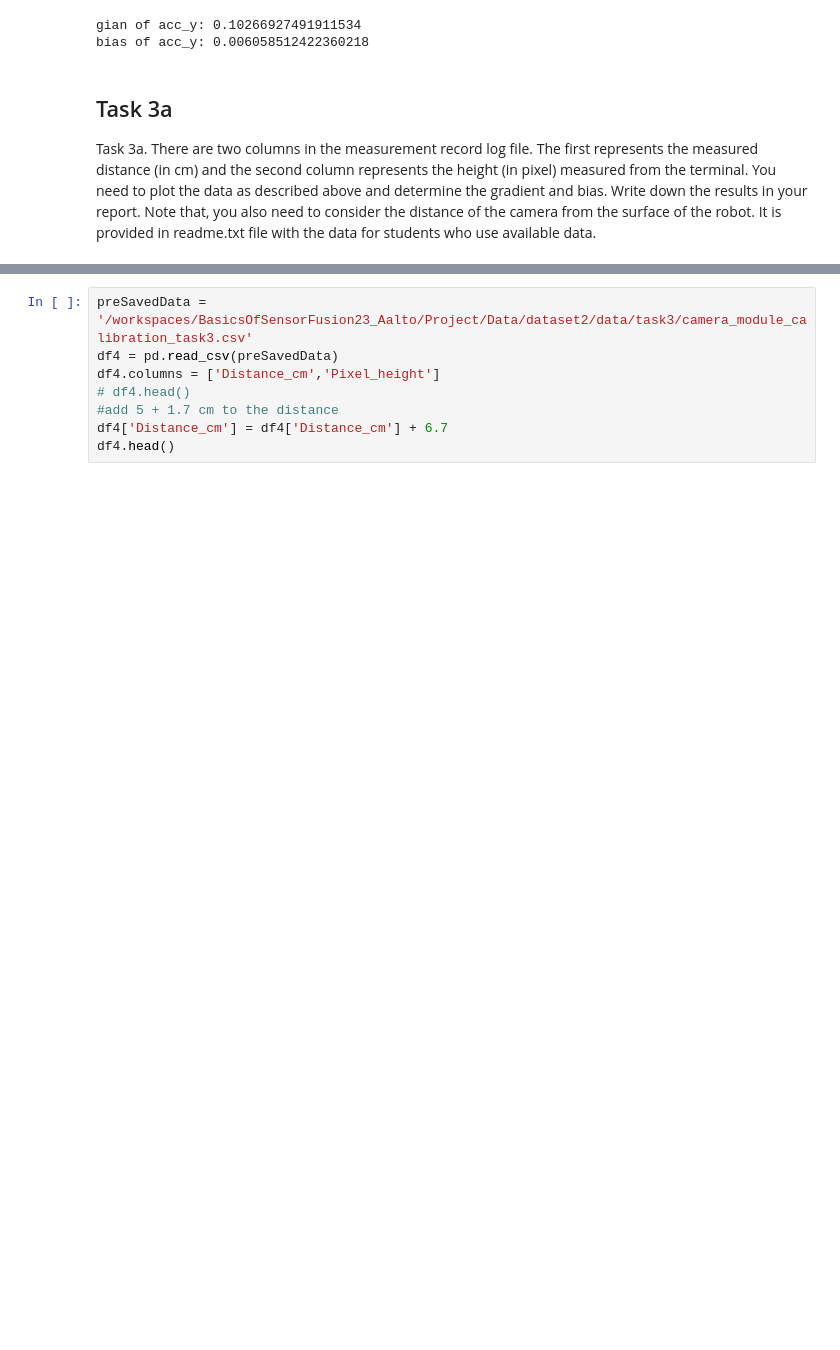
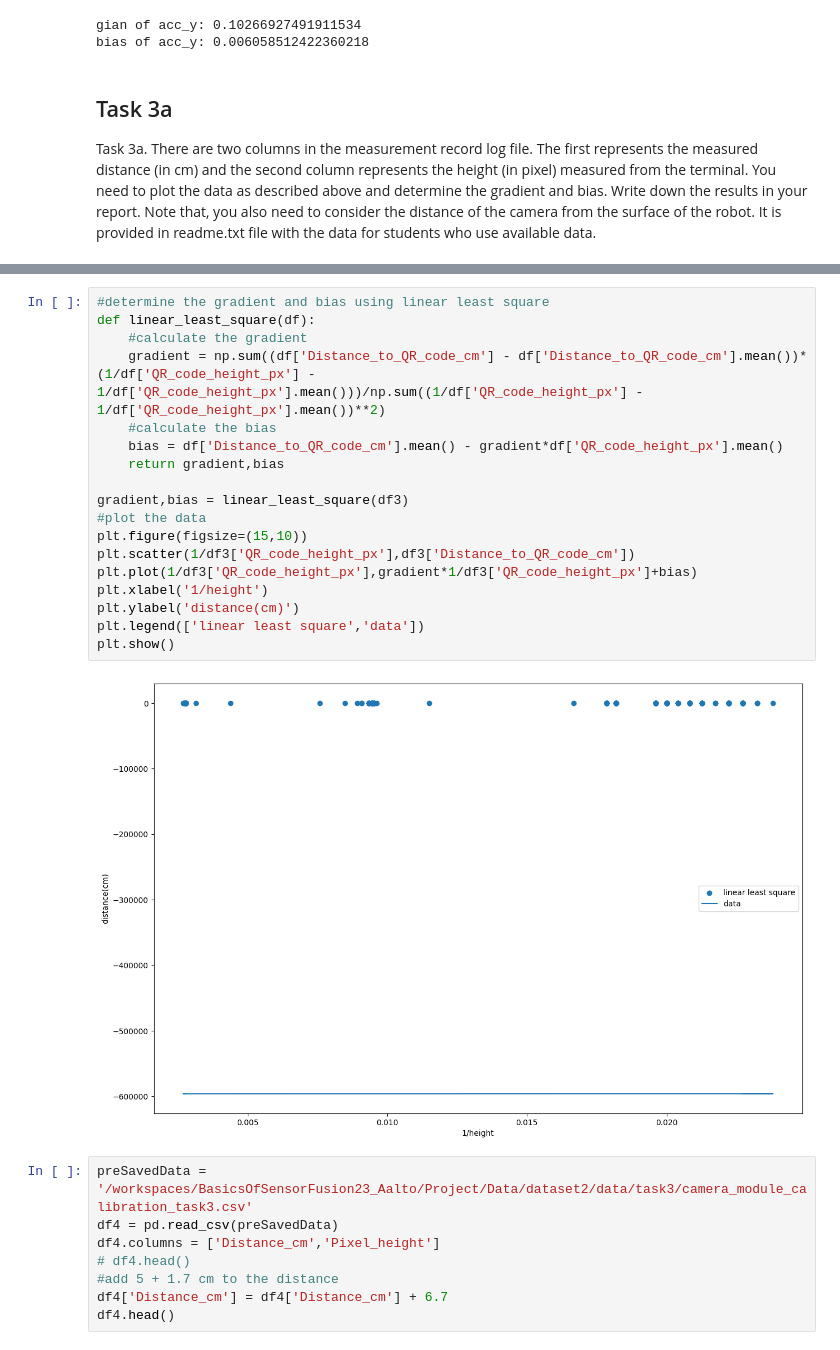
Before and after one commit to Nandu-Jagdish/BasicsOfSensorFusion23_Aalto, a Jupyter notebook: Project/part1.ipynb, the cells around one changed output, grey strips where cells are left out. Cells and saved outputs as stored; diff of their text form; blank space fills up the shorter version.

```diff
--- a/Project/part1.ipynb
+++ b/Project/part1.ipynb
@@ -301,3 +336,23 @@ plot_qr_code(df3)
+# %%
+#determine the gradient and bias using linear least square
+def linear_least_square(df):
+    #calculate the gradient
+    gradient = np.sum((df['Distance_to_QR_code_cm'] - df['Distance_to_QR_code_cm'].mean())*(1/df['QR_code_height_px'] - 1/df['QR_code_height_px'].mean()))/np.sum((1/df['QR_code_height_px'] - 1/df['QR_code_height_px'].mean())**2)
+    #calculate the bias
+    bias = df['Distance_to_QR_code_cm'].mean() - gradient*df['QR_code_height_px'].mean()
+    return gradient,bias
+
+gradient,bias = linear_least_square(df3)
+#plot the data
+plt.figure(figsize=(15,10))
+plt.scatter(1/df3['QR_code_height_px'],df3['Distance_to_QR_code_cm'])
+plt.plot(1/df3['QR_code_height_px'],gradient*1/df3['QR_code_height_px']+bias)
+plt.xlabel('1/height')
+plt.ylabel('distance(cm)')
+plt.legend(['linear least square','data'])
+plt.show()
+# %% [output]
+[figure, added]
 # %%
 preSavedData = '/workspaces/BasicsOfSensorFusion23_Aalto/Project/Data/dataset2/data/task3/camera_module_calibration_task3.csv'
 df4 = pd.read_csv(preSavedData)
```
Also changed, not shown: parts of 5 cells of this notebook, 1 other file.
